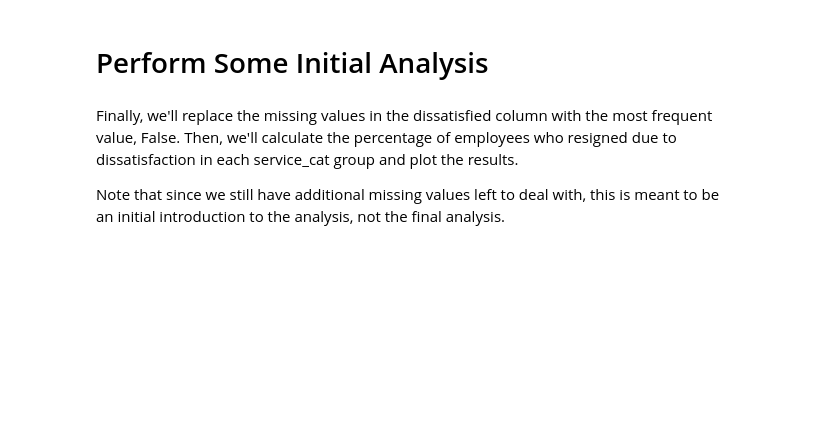
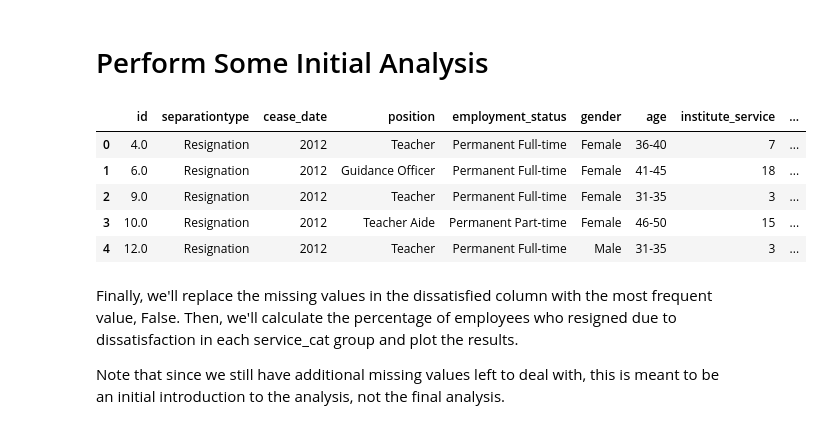
Before and after one commit to Kash4Code/employee-turnover-analysis, a Jupyter notebook: notebooks/analysis.ipynb, the cells around one changed output. Saved outputs shown, nothing was run; the diff lists cells and outputs as text; code cells hidden in the pictures; blank space fills up the shorter version.

```diff
--- a/notebooks/analysis.ipynb
+++ b/notebooks/analysis.ipynb
@@ -593,6 +597,15 @@ Established     62
 Name: count, dtype: int64
 # %% [markdown]
 # Perform Some Initial Analysis
+# %%
+combined_updated.head()
+# %% [output]
+|  | id | separationtype | cease_date | position | employment_status | gender | age | institute_service | ... |
+| 0 | 4.0 | Resignation | 2012 | Teacher | Permanent Full-time | Female | 36-40 | 7 | ... |
+| 1 | 6.0 | Resignation | 2012 | Guidance Officer | Permanent Full-time | Female | 41-45 | 18 | ... |
+| 2 | 9.0 | Resignation | 2012 | Teacher | Permanent Full-time | Female | 31-35 | 3 | ... |
+| 3 | 10.0 | Resignation | 2012 | Teacher Aide | Permanent Part-time | Female | 46-50 | 15 | ... |
+| 4 | 12.0 | Resignation | 2012 | Teacher | Permanent Full-time | Male | 31-35 | 3 | ... |
 # %% [markdown]
 Finally, we'll replace the missing values in the dissatisfied column with the most frequent value, False. Then, we'll calculate the percentage of employees who resigned due to dissatisfaction in each service_cat group and plot the results.
 
```
Also changed, not shown: parts of 18 cells of this notebook, 3 other files.
